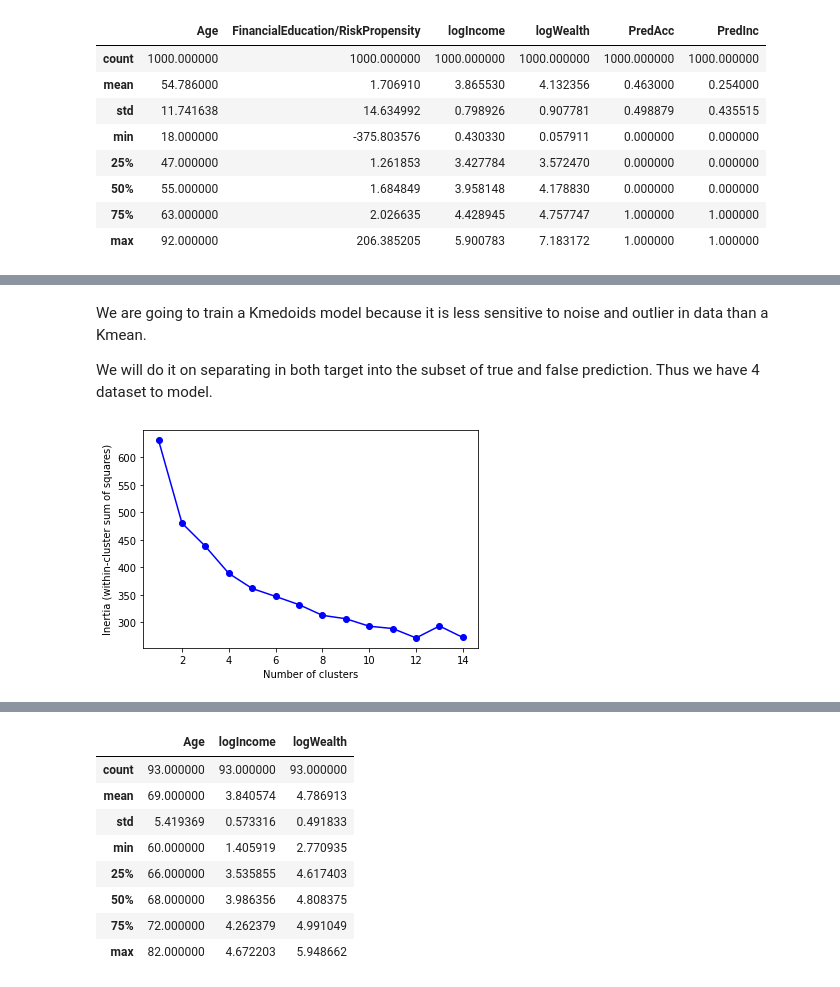
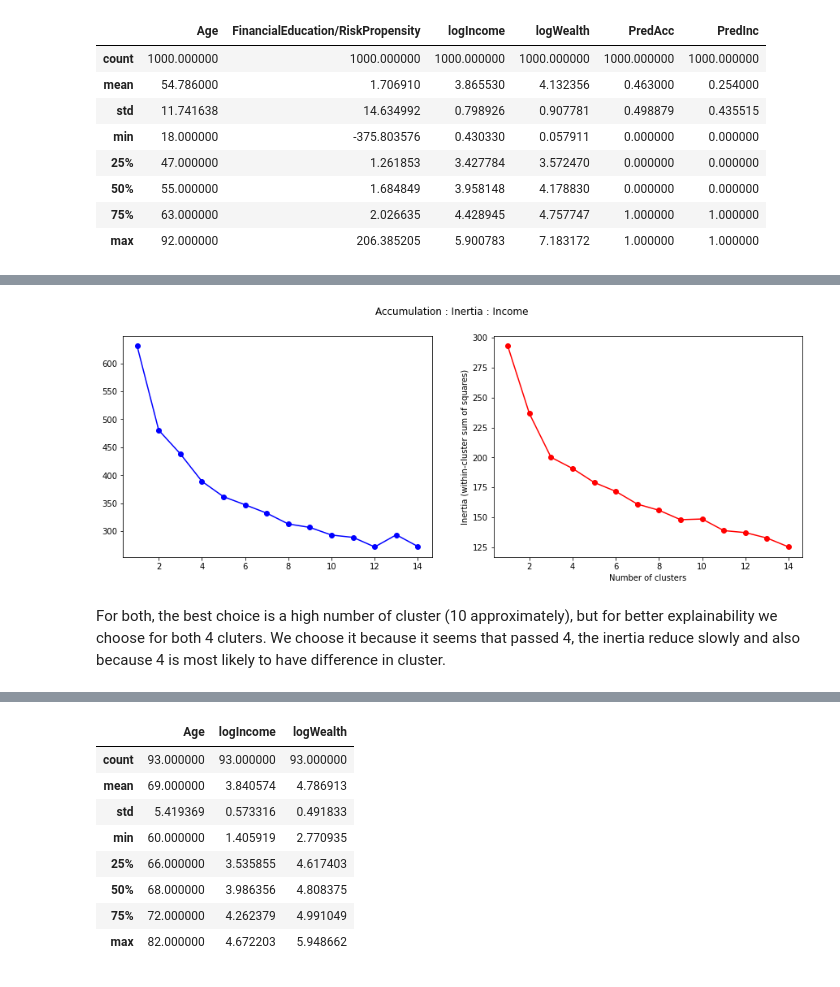
Before and after one commit to Emmalito/ML_BC2, a Jupyter notebook: src/4_Interpretability.ipynb, the cells around one changed output, grey strips where cells are left out. Drawn from its saved outputs; the diff is of its cells as text; code cells hidden in the pictures.

Commit message:
cluster

```diff
--- a/src/4_Interpretability.ipynb
+++ b/src/4_Interpretability.ipynb
@@ -206,18 +205,15 @@ Inc_false = UL_scale[(UL[:,5]==0)][:,[0,2,3]] # we recup the false prediction fo
-# %% [markdown]
-We are going to train a Kmedoids model because it is less sensitive to noise and outlier in data than a Kmean.
-
-We will do it on separating in both target into the subset of true and false prediction. Thus we have 4 dataset to model.
 # %%
-def inertiaElbow(train, cluster_max):
-    # start with accu true
-    Km = range(1, cluster_max+1)
-    inertia = [KM(i).fit(train).inertia_ for i in Km]
-
-    fig = plt.figure()
-    plt.plot(Km, inertia, '-bo')
-    plt.xlabel('Number of clusters')
-    plt.ylabel('Inertia (within-cluster sum of squares)')
+# let's plot the inertia elbow for both
+figure, axes = plt.subplots(1, 2, sharex=False, figsize=(15,5))
+figure.suptitle("Accumulation : Inertia : Income")
+# start with accu true
+Km = range(1, 15)
+inertia_a = [KM(i).fit(Acc_true).inertia_ for i in Km]
+inertia_i = [KM(i).fit(Inc_true).inertia_ for i in Km]
+axes[0].plot(Km, inertia_a, '-bo')
+axes[1].plot(Km, inertia_i, '-ro')
+plt.xlabel('Number of clusters')
+plt.ylabel('Inertia (within-cluster sum of squares)')
+plt.show()
+# %% [output]
+[figure, added]
-# %%
-inertiaElbow(Acc_true,14)
-# %% [output]
-[figure, removed]
@@ -232,0 +220,2 @@ def best_medoids(nb_cluster, train):
+# %% [markdown]
+For both, the best choice is a high number of cluster (10 approximately), but for better explainability we choose for both 4 cluters. We choose it because it seems that passed 4, the inertia reduce slowly and also because 4 is most likely to have difference in cluster.
```
Also changed, not shown: parts of 15 cells of this notebook.
